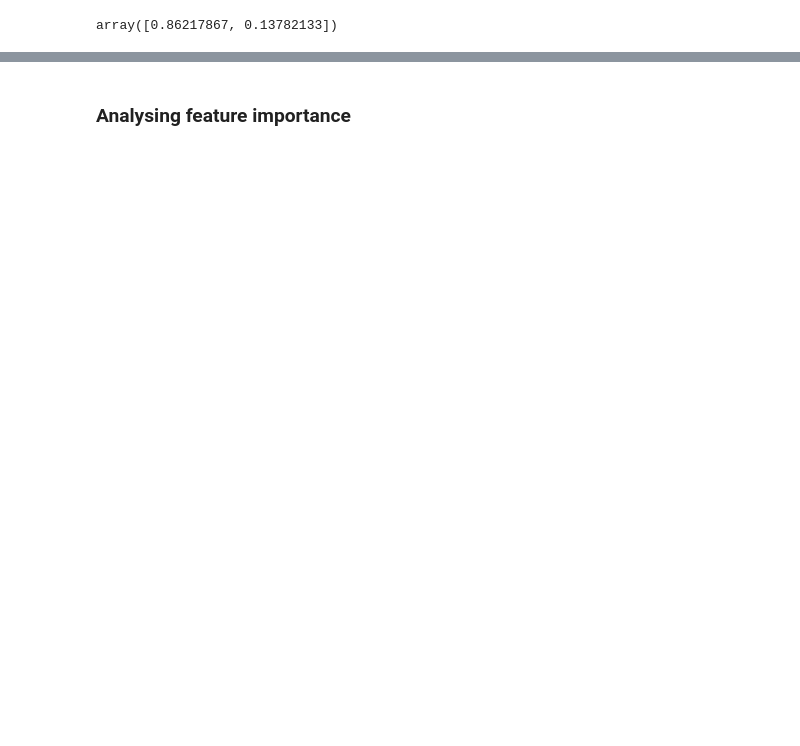
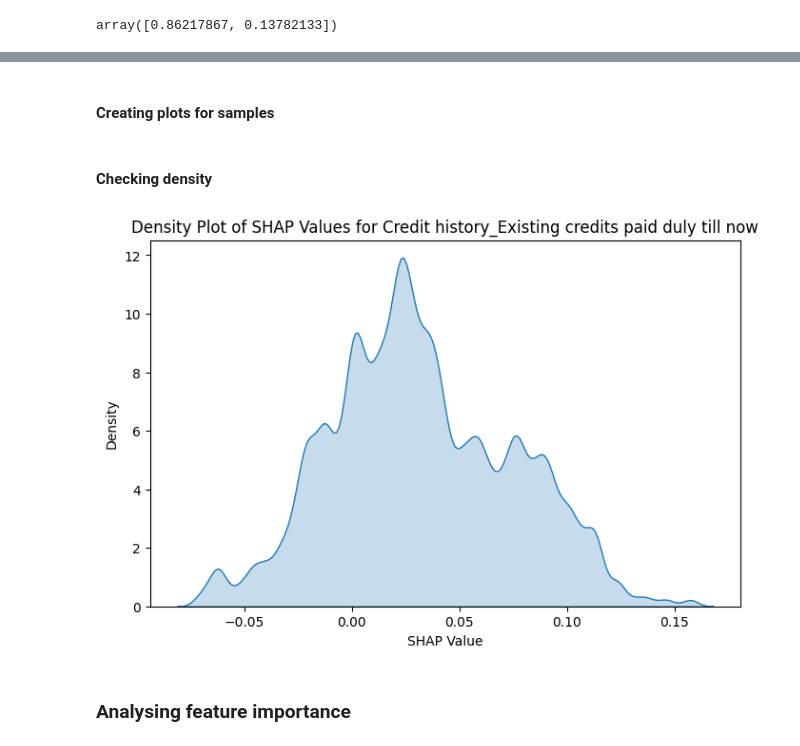
Before and after one commit to Dudnik-Ilia/glocalx, a Jupyter notebook: glocalx.ipynb, the cells around one changed output, grey strips where cells are left out. Drawn from its saved outputs; the diff is of its cells as text; code cells hidden in the pictures; blank space fills up the shorter version.

```diff
--- a/glocalx.ipynb
+++ b/glocalx.ipynb
@@ -316,7 +334,7 @@ weighted avg       0.77      0.74      0.75       200
 # %%
 """Get NUM_SAMPLES_PER_CLASS number of samples per class that wereclassified correctly with proba > CONFIDENCE_THRESHOLD"""
-CONFIDENCE_THRESHOLD_1 = 0.9
-CONFIDENCE_THRESHOLD_0 = 0.7
+CONFIDENCE_THRESHOLD_1 = 0.95
+CONFIDENCE_THRESHOLD_0 = 0.8
 NUM_SAMPLES_PER_CLASS = 5
 
 # Reorder the columns of X_cut to match rf_cut.feature_names_in_
@@ -342,5 +360,6 @@ for i in correct_indices:
 class_0_samples = best_samples[0][:NUM_SAMPLES_PER_CLASS]
 class_1_samples = best_samples[1][:NUM_SAMPLES_PER_CLASS]
 
-class_0_samples, class_1_samples
+print("Number of confident samples:")
+len(best_samples[0]), len(best_samples[1])
 # %% [output]
@@ -352,0 +551,2 @@ array([0.86217867, 0.13782133])
+# %% [markdown]
+#### Creating plots for samples
@@ -353,3 +727,26 @@ array([0.86217867, 0.13782133])
+# %% [markdown]
+#### Checking density
+# %%
+import matplotlib.pyplot as plt
+import seaborn as sns
+
+# Function to plot density of SHAP values for a given categorical feature
+def plot_shap_density(shap_df, feature_name):
+    # Extract non-null SHAP values for the selected categorical feature
+    shap_values = shap_df[feature_name].dropna()
+
+    # Plot density distribution
+    plt.figure(figsize=(8, 5))
+    sns.kdeplot(shap_values, fill=True, bw_adjust=0.3)
+    plt.xlabel("SHAP Value")
+    plt.ylabel("Density")
+    plt.title(f"Density Plot of SHAP Values for {feature_name}")
+    plt.show()
+
+# Example usage
+plot_shap_density(shap_df, "Credit history_Existing credits paid duly till now")
+# %% [output]
+[figure, added]
 # %% [markdown]
 ### Analysing feature importance
 # %%
```
Also changed, not shown: parts of 52 cells of this notebook, 8 other files.
